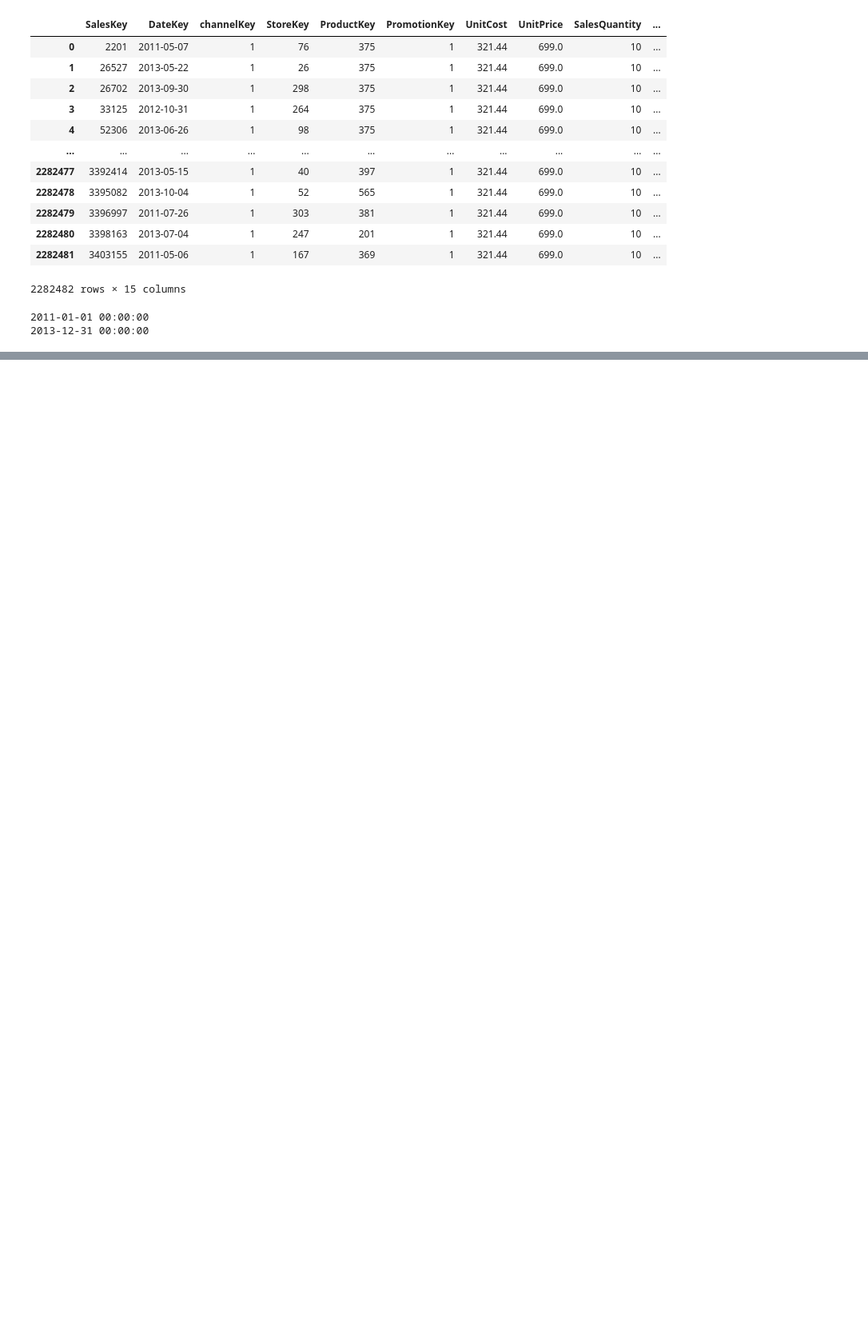
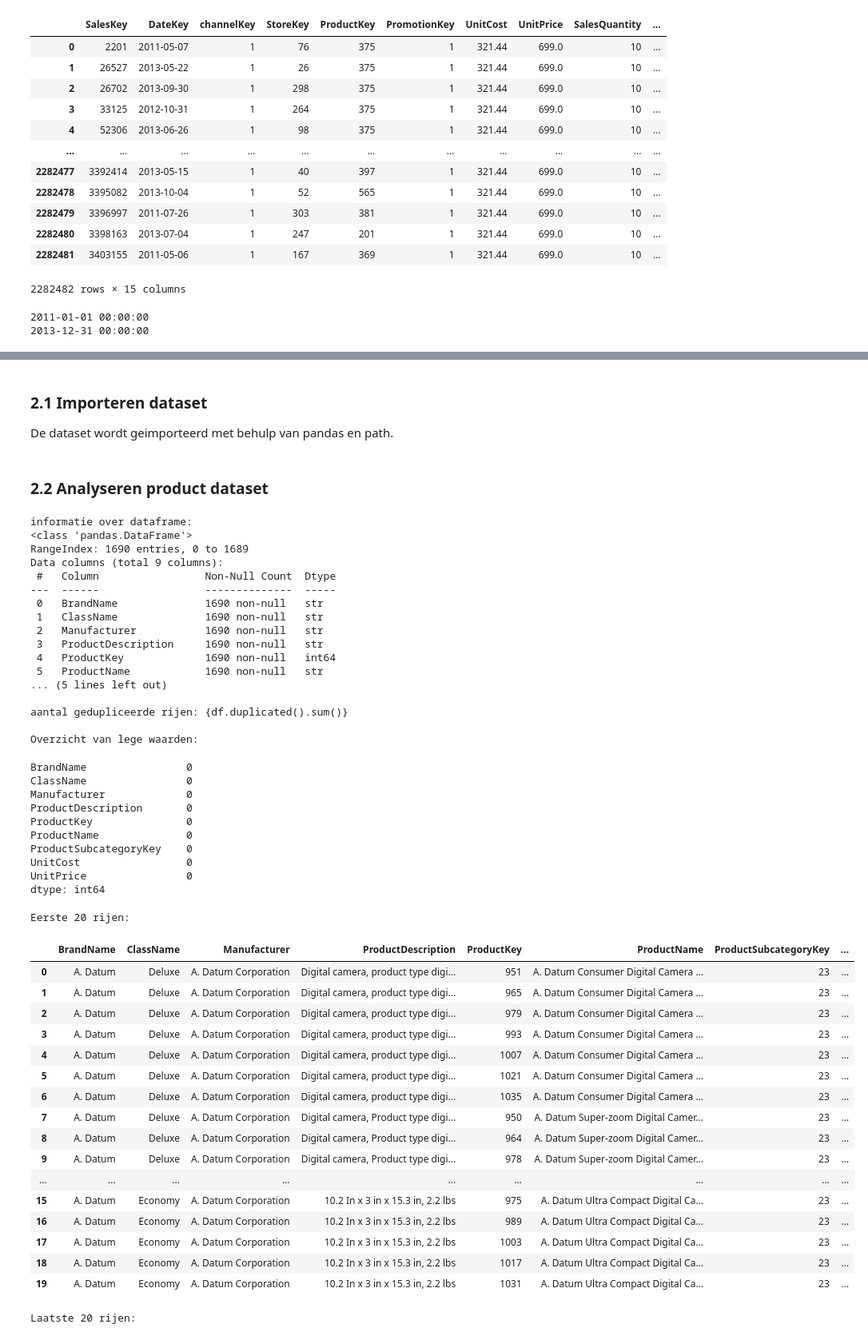
Before and after one commit to Jcpvanbers/Datasets-minor, a Jupyter notebook: Data analyse Contoso.ipynb, the cells around one changed output, grey strips where cells are left out. Shown at 80% size. Cells and saved outputs as stored; diff of their text form; code cells hidden in the pictures; blank space fills up the shorter version.

Commit message:
Product set analyse

```diff
--- a/Data analyse Contoso.ipynb
+++ b/Data analyse Contoso.ipynb
@@ -295,0 +248,60 @@ Eerste 20 rijen:
+# %% [markdown]
+### 2.1 Importeren dataset
+De dataset wordt geimporteerd met behulp van pandas en path.
+# %%
+product_path= Path(r"Data\Contoso_Product.csv")
+#Inlezen sales.csv
+product_df = pd.read_csv(product_path,
+                       decimal=",")
+# %% [markdown]
+### 2.2 Analyseren product dataset
+# %%
+init_analyse(product_df)
+#Functie aanhalen uit shared.py geschreven om te voorkoemn dat telkens dezelfde stappen doorlopen hoeven te worden.
+# %% [output]
+informatie over dataframe:
+<class 'pandas.DataFrame'>
+RangeIndex: 1690 entries, 0 to 1689
+Data columns (total 9 columns):
+ #   Column                 Non-Null Count  Dtype
+---  ------                 --------------  -----
+ 0   BrandName              1690 non-null   str
+ 1   ClassName              1690 non-null   str
+ 2   Manufacturer           1690 non-null   str
+ 3   ProductDescription     1690 non-null   str
+ 4   ProductKey             1690 non-null   int64
+ 5   ProductName            1690 non-null   str
+... (5 lines left out)
+
+aantal gedupliceerde rijen: {df.duplicated().sum()}
+
+Overzicht van lege waarden:
+BrandName                0
+ClassName                0
+Manufacturer             0
+ProductDescription       0
+ProductKey               0
+ProductName              0
+ProductSubcategoryKey    0
+UnitCost                 0
+UnitPrice                0
+dtype: int64
+Eerste 20 rijen:
+|  | BrandName | ClassName | Manufacturer | ProductDescription | ProductKey | ProductName | ProductSubcategoryKey | ... |
+| 0 | A. Datum | Deluxe | A. Datum Corporation | Digital camera, product type digi... | 951 | A. Datum Consumer Digital Camera ... | 23 | ... |
+| 1 | A. Datum | Deluxe | A. Datum Corporation | Digital camera, product type digi... | 965 | A. Datum Consumer Digital Camera ... | 23 | ... |
+| 2 | A. Datum | Deluxe | A. Datum Corporation | Digital camera, product type digi... | 979 | A. Datum Consumer Digital Camera ... | 23 | ... |
+| 3 | A. Datum | Deluxe | A. Datum Corporation | Digital camera, product type digi... | 993 | A. Datum Consumer Digital Camera ... | 23 | ... |
+| 4 | A. Datum | Deluxe | A. Datum Corporation | Digital camera, product type digi... | 1007 | A. Datum Consumer Digital Camera ... | 23 | ... |
+| 5 | A. Datum | Deluxe | A. Datum Corporation | Digital camera, product type digi... | 1021 | A. Datum Consumer Digital Camera ... | 23 | ... |
+| 6 | A. Datum | Deluxe | A. Datum Corporation | Digital camera, product type digi... | 1035 | A. Datum Consumer Digital Camera ... | 23 | ... |
+| 7 | A. Datum | Deluxe | A. Datum Corporation | Digital camera, Product type digi... | 950 | A. Datum Super-zoom Digital Camer... | 23 | ... |
+| 8 | A. Datum | Deluxe | A. Datum Corporation | Digital camera, Product type digi... | 964 | A. Datum Super-zoom Digital Camer... | 23 | ... |
+| 9 | A. Datum | Deluxe | A. Datum Corporation | Digital camera, Product type digi... | 978 | A. Datum Super-zoom Digital Camer... | 23 | ... |
+| ... | ... | ... | ... | ... | ... | ... | ... | ... |
+| 15 | A. Datum | Economy | A. Datum Corporation | 10.2 In x 3 in x 15.3 in, 2.2 lbs | 975 | A. Datum Ultra Compact Digital Ca... | 23 | ... |
+| 16 | A. Datum | Economy | A. Datum Corporation | 10.2 In x 3 in x 15.3 in, 2.2 lbs | 989 | A. Datum Ultra Compact Digital Ca... | 23 | ... |
+| 17 | A. Datum | Economy | A. Datum Corporation | 10.2 In x 3 in x 15.3 in, 2.2 lbs | 1003 | A. Datum Ultra Compact Digital Ca... | 23 | ... |
+| 18 | A. Datum | Economy | A. Datum Corporation | 10.2 In x 3 in x 15.3 in, 2.2 lbs | 1017 | A. Datum Ultra Compact Digital Ca... | 23 | ... |
+| 19 | A. Datum | Economy | A. Datum Corporation | 10.2 In x 3 in x 15.3 in, 2.2 lbs | 1031 | A. Datum Ultra Compact Digital Ca... | 23 | ... |
+Laatste 20 rijen:
```
Also changed, not shown: parts of 33 cells of this notebook, 1 other file.
